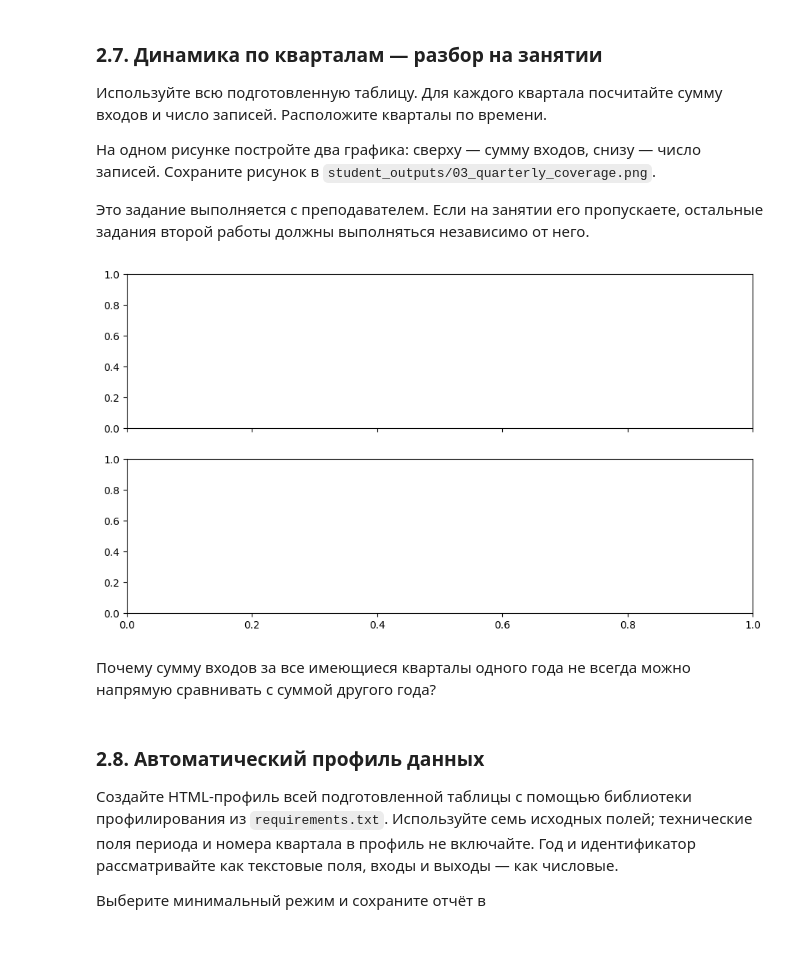
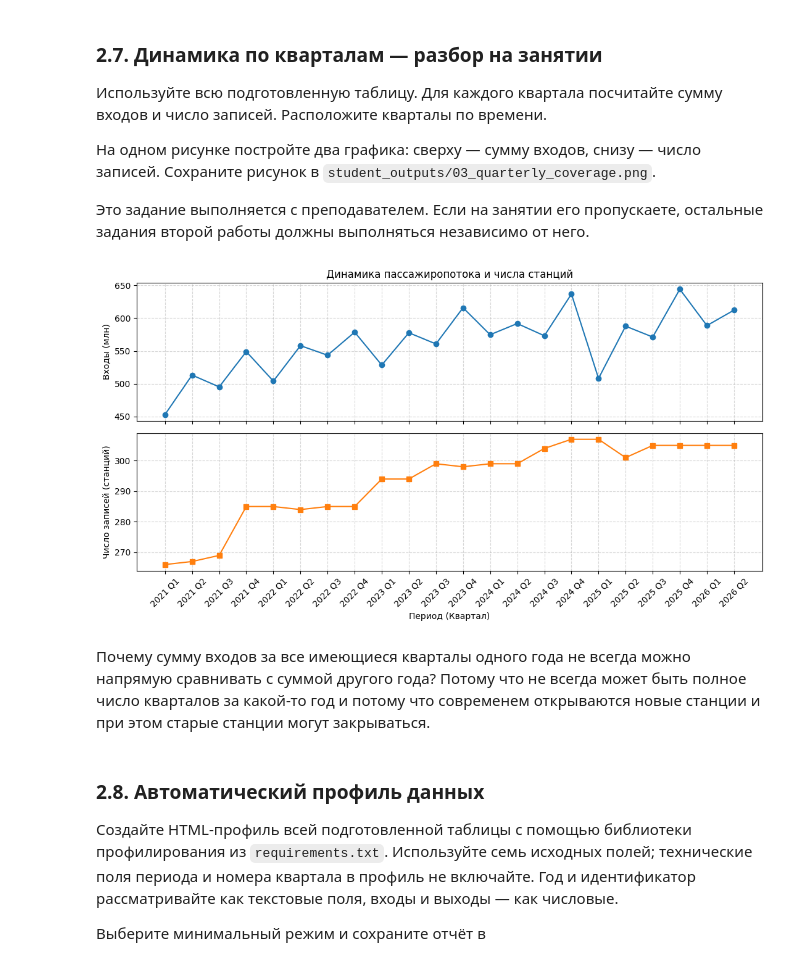
Before and after one commit to thundersen48/General_repository, a Jupyter notebook: study/the_basics_of_AI_lb_1/Основы_ИИ_ЛР1-2.ipynb, the cells around one changed output. Cells and saved outputs as stored; diff of their text form; code cells hidden in the pictures.

```diff
--- a/study/the_basics_of_AI_lb_1/Основы_ИИ_ЛР1-2.ipynb
+++ b/study/the_basics_of_AI_lb_1/Основы_ИИ_ЛР1-2.ipynb
@@ -231,6 +231,9 @@ text_columns = df.select_dtypes(include=['object', 'string']).columns
 before_text = df[text_columns].copy()
 
 # В df уберите пробелы по краям и обозначьте пустые строки как пропуски.
-
+for col in text_columns:
+    df[col] = df[col].astype(str).str.strip()
+    df[col] = df[col].replace('', pd.NA)
 # Сравните результат с before_text.
-text_changes = ...
+text_changes = (before_text != df[text_columns]).sum().sum()
+print(f"Количество измененных ячеек после очистки текста: {text_changes}")
@@ -742,18 +766,40 @@ plt.show()
 # %%
 # По всей df рассчитайте сумму входов и число записей за квартал.
 # Названия столбцов сводки: «Входы», «Записей».
-quarterly = ...
+
+# Сначала формируем строку с понятным обозначением периода (например, '2021 Q1')
+df_q = df.copy()
+df_q['Квартал_текст'] = df_q['Год'].astype(str) + ' Q' + df_q['Номер квартала'].astype(str)
+
+quarterly = df_q.groupby(['Год', 'Номер квартала', 'Квартал_текст']).agg(
+    Входы=('Входы пассажиров', 'sum'),
+    Записей=('Входы пассажиров', 'count')
+).reset_index().sort_values(['Год', 'Номер квартала'])
 
 fig, axes = plt.subplots(2, 1, figsize=(11, 6), sharex=True)
+
 # На axes[0] покажите сумму входов, на axes[1] — число записей.
 # Упорядочьте кварталы и подпишите оси.
+axes[0].plot(quarterly['Квартал_текст'], quarterly['Входы'] / 1000000, marker='o', color='tab:blue')
+axes[0].set_title('Динамика пассажиропотока и числа станций')
+axes[0].set_ylabel('Входы (млн)')
+axes[0].grid(True, linestyle='--', alpha=0.5)
 
+axes[1].plot(quarterly['Квартал_текст'], quarterly['Записей'], marker='s', color='tab:orange')
+axes[1].set_xlabel('Период (Квартал)')
+axes[1].set_ylabel('Число записей (станций)')
+axes[1].grid(True, linestyle='--', alpha=0.5)
+
+plt.xticks(rotation=45)
+plt.tight_layout()
 # Сохраните рисунок в OUTPUT_DIR / '03_quarterly_coverage.png'.
+fig.savefig(OUTPUT_DIR / '03_quarterly_coverage.png')
 plt.show()
 # %% [output]
-[figure, old version]
+[figure, new version]
 # %% [markdown]
 Почему сумму входов за все имеющиеся кварталы одного года не всегда можно напрямую сравнивать с суммой другого года?
+Потому что не всегда может быть полное число кварталов за какой-то год и потому что современем открываются новые станции и при этом старые станции могут закрываться.
 # %% [markdown]
 ### 2.8. Автоматический профиль данных
 
```
Also changed, not shown: parts of 18 cells of this notebook, 6 other files.
